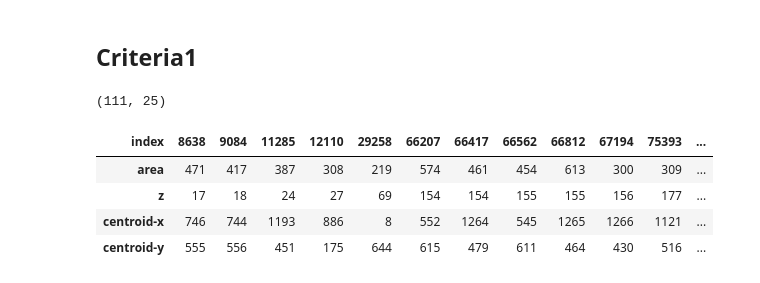
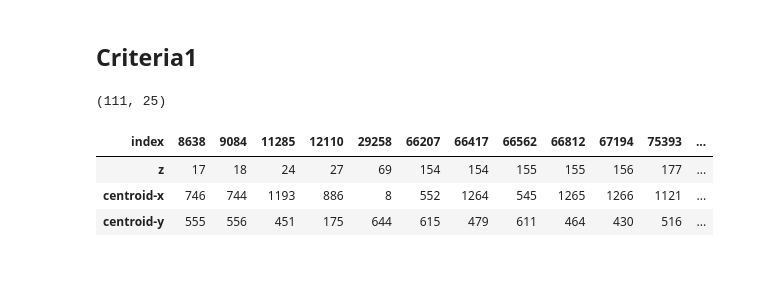
Before and after one commit to jpcbertoldo/tomo2seg, a Jupyter notebook: nbs/analyze-2d-blobs-search-anomalies.ipynb, the cells around one changed output. Cells and saved outputs as stored; diff of their text form; code cells hidden in the pictures.

```diff
--- a/nbs/analyze-2d-blobs-search-anomalies.ipynb
+++ b/nbs/analyze-2d-blobs-search-anomalies.ipynb
@@ -279,10 +279,10 @@ bigcriteria1.shape
 # %%
 pd.set_option("display.max_columns", 200)
 # %%
-bigcriteria.sort_values(by="z", ascending=True)[["area", "z", "centroid-x", "centroid-y"]].T
+# bigcriteria.sort_values(by="z", ascending=True)[["area", "z", "centroid-x", "centroid-y"]].T
+bigcriteria.sort_values(by="z", ascending=True)[["z", "centroid-x", "centroid-y"]].T
 # %% [output]
 | index | 8638 | 9084 | 11285 | 12110 | 29258 | 66207 | 66417 | 66562 | 66812 | 67194 | 75393 | ... |
-| area | 471 | 417 | 387 | 308 | 219 | 574 | 461 | 454 | 613 | 300 | 309 | ... |
 | z | 17 | 18 | 24 | 27 | 69 | 154 | 154 | 155 | 155 | 156 | 177 | ... |
 | centroid-x | 746 | 744 | 1193 | 886 | 8 | 552 | 1264 | 545 | 1265 | 1266 | 1121 | ... |
 | centroid-y | 555 | 556 | 451 | 175 | 644 | 615 | 479 | 611 | 464 | 430 | 516 | ... |
```
Also changed, not shown: parts of 6 cells of this notebook, 8 other files.
